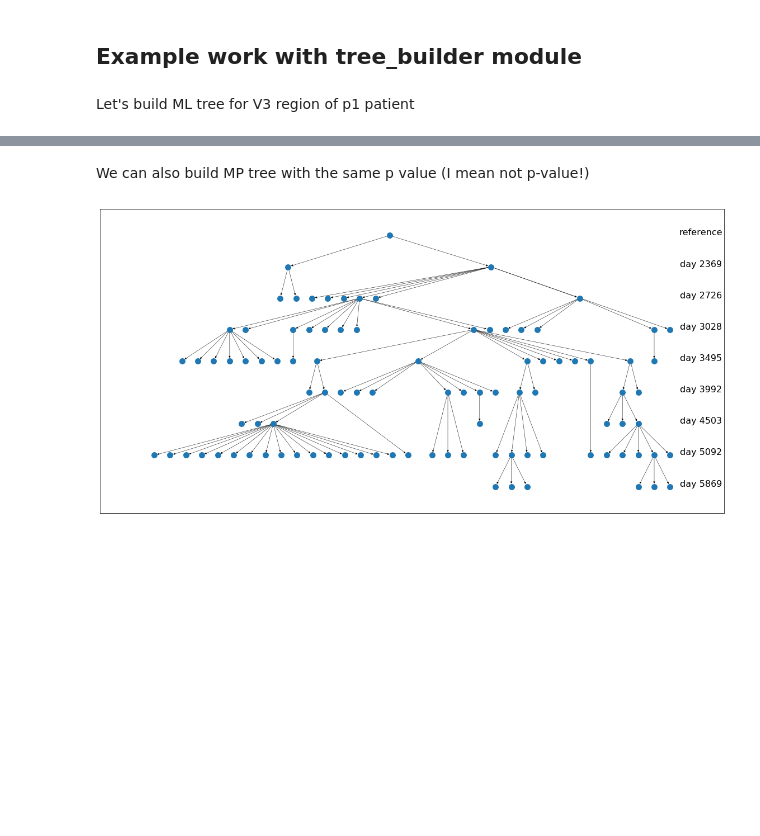
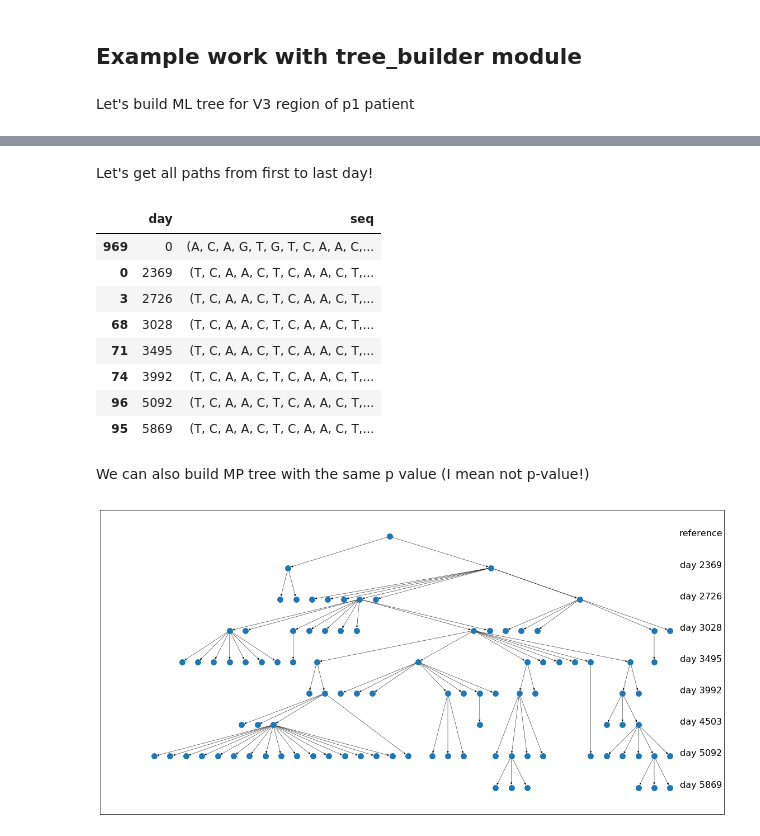
Before and after one commit to tsvvas/hiv_project, a Jupyter notebook: Example_tree_building.ipynb, the cells around one changed output, grey strips where cells are left out. Saved outputs shown, nothing was run; the diff lists cells and outputs as text; code cells hidden in the pictures; blank space fills up the shorter version.

```diff
--- a/Example_tree_building.ipynb
+++ b/Example_tree_building.ipynb
@@ -54,3 +53,18 @@ tree_p7_ML.plot((20,10), virt_nodes=1, topo=0, days_scaling=0) # ploting tree
+# %% [markdown]
+Let's get all paths from first to last day!
+# %%
+paths = tree_p7_ML.paths()        # extract all paths
+tree_p7_ML.get_path(paths[3])     # get the elements of the 4th path
+# %% [output]
+|  | day | seq |
+| 969 | 0 | (A, C, A, G, T, G, T, C, A, A, C,... |
+| 0 | 2369 | (T, C, A, A, C, T, C, A, A, C, T,... |
+| 3 | 2726 | (T, C, A, A, C, T, C, A, A, C, T,... |
+| 68 | 3028 | (T, C, A, A, C, T, C, A, A, C, T,... |
+| 71 | 3495 | (T, C, A, A, C, T, C, A, A, C, T,... |
+| 74 | 3992 | (T, C, A, A, C, T, C, A, A, C, T,... |
+| 96 | 5092 | (T, C, A, A, C, T, C, A, A, C, T,... |
+| 95 | 5869 | (T, C, A, A, C, T, C, A, A, C, T,... |
 # %% [markdown]
 We can also build MP tree with the same p value (I mean not p-value!)
 # %%
```
Also changed, not shown: parts of 5 cells of this notebook, 1 other file.
